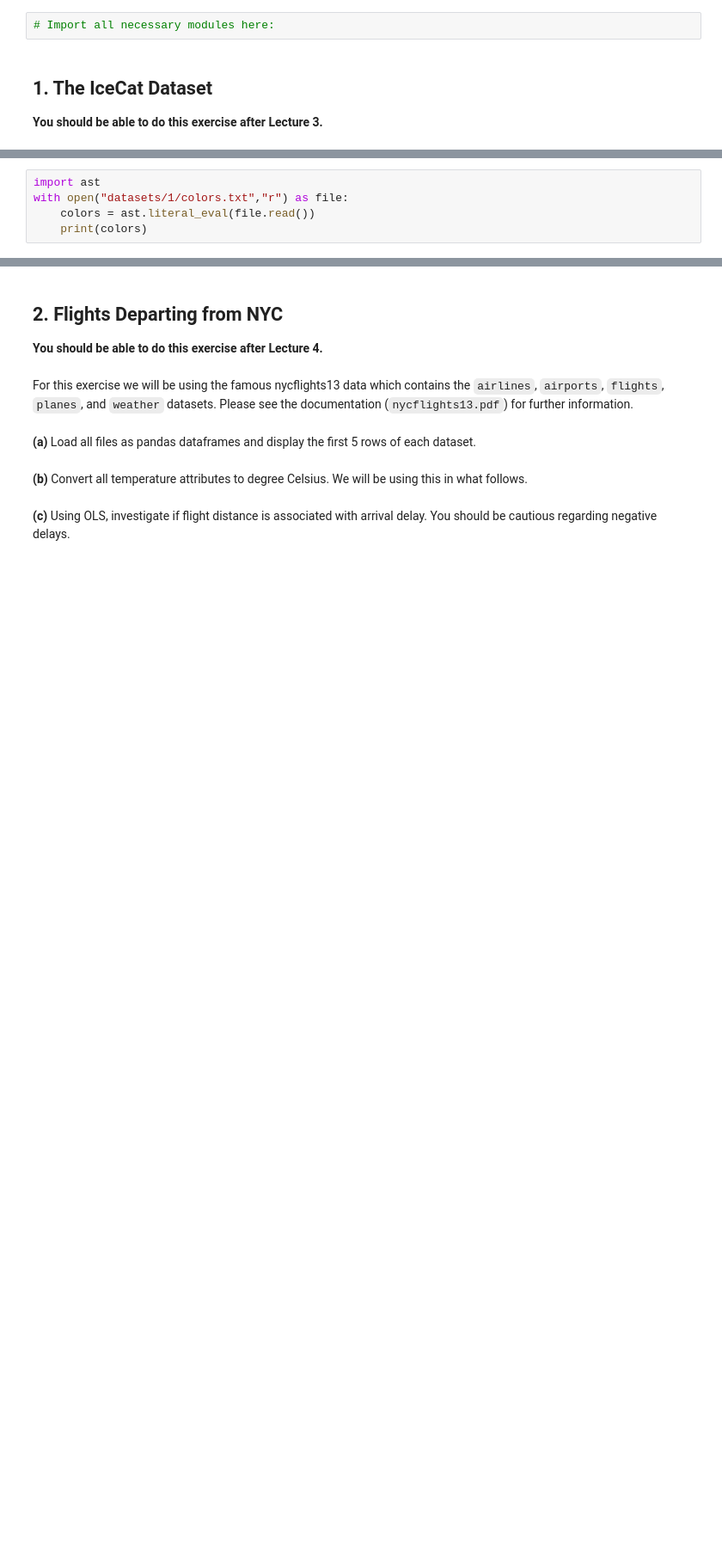
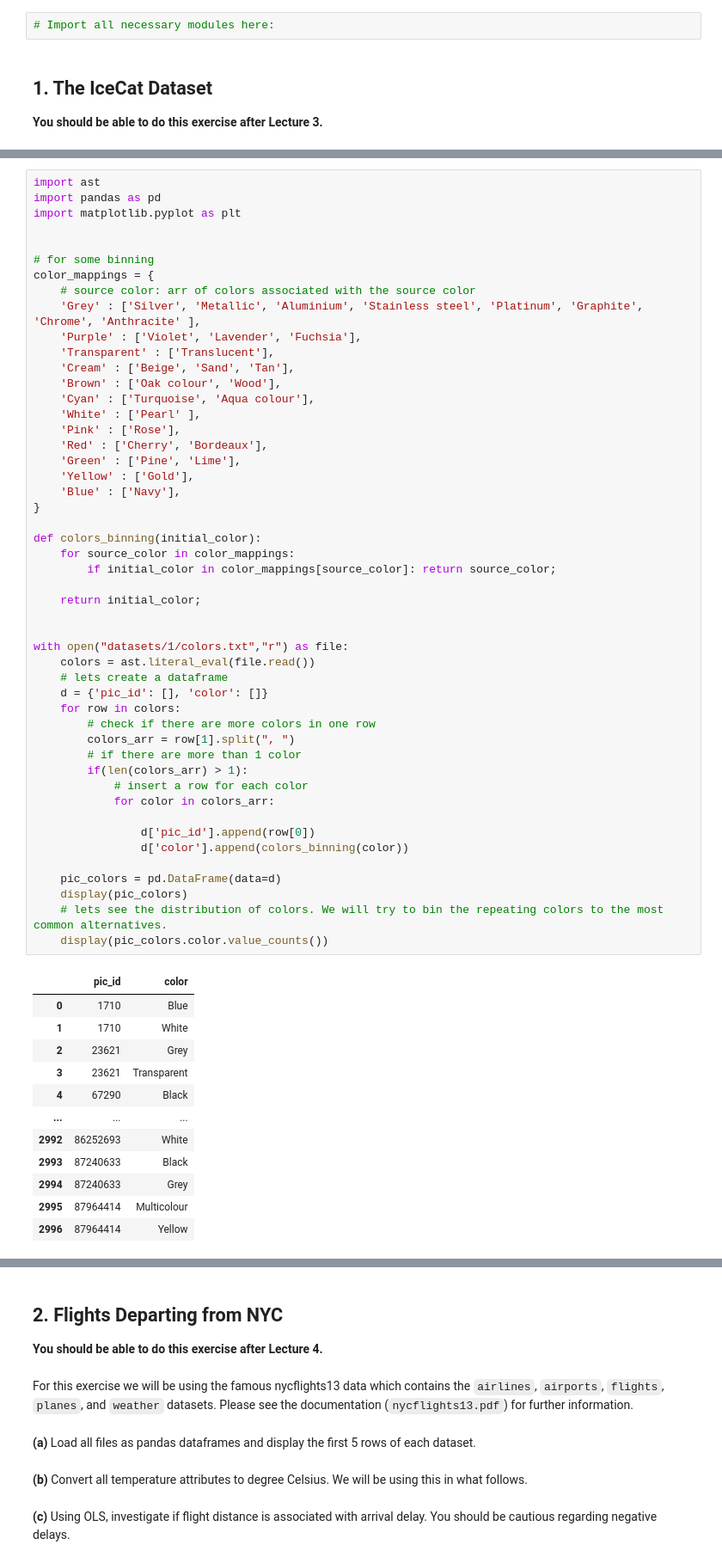
Before and after one commit to Beadhangerone/MAL, a Jupyter notebook: MAL1 Project 2022.ipynb, the cells around one changed output, grey strips where cells are left out. Shown at 86% size. Drawn from its saved outputs; the diff is of its cells as text; blank space fills up the shorter version.

Commit message:
Binning

```diff
--- a/MAL1 Project 2022.ipynb
+++ b/MAL1 Project 2022.ipynb
@@ -53,6 +69,62 @@ We are going to work with a subset of the IceCat Dataset. In particular, you wil
 # %%
 import ast
+import pandas as pd
+import matplotlib.pyplot as plt
+
+
+# for some binning
+color_mappings = {
+    # source color: arr of colors associated with the source color
+    'Grey' : ['Silver', 'Metallic', 'Aluminium', 'Stainless steel', 'Platinum', 'Graphite', 'Chrome', 'Anthracite' ],
+    'Purple' : ['Violet', 'Lavender', 'Fuchsia'],
+    'Transparent' : ['Translucent'],
+    'Cream' : ['Beige', 'Sand', 'Tan'],
+    'Brown' : ['Oak colour', 'Wood'],
+    'Cyan' : ['Turquoise', 'Aqua colour'],
+    'White' : ['Pearl' ],
+    'Pink' : ['Rose'],
+    'Red' : ['Cherry', 'Bordeaux'],
+    'Green' : ['Pine', 'Lime'],
+    'Yellow' : ['Gold'],
+    'Blue' : ['Navy'],
+}
+
+def colors_binning(initial_color):
+    for source_color in color_mappings:
+        if initial_color in color_mappings[source_color]: return source_color;
+
+    return initial_color;
+
+
 with open("datasets/1/colors.txt","r") as file:
     colors = ast.literal_eval(file.read())
-    print(colors)
+    # lets create a dataframe
+    d = {'pic_id': [], 'color': []}
+    for row in colors:
+        # check if there are more colors in one row
+        colors_arr = row[1].split(", ")
+        # if there are more than 1 color
+        if(len(colors_arr) > 1):
+            # insert a row for each color
+            for color in colors_arr:
+
+                d['pic_id'].append(row[0])
+                d['color'].append(colors_binning(color))
+
+    pic_colors = pd.DataFrame(data=d)
+    display(pic_colors)
+    # lets see the distribution of colors. We will try to bin the repeating colors to the most common alternatives.
+    display(pic_colors.color.value_counts())
 # %% [output]
+|  | pic_id | color |
+| 0 | 1710 | Blue |
+| 1 | 1710 | White |
+| 2 | 23621 | Grey |
+| 3 | 23621 | Transparent |
+| 4 | 67290 | Black |
+| ... | ... | ... |
+| 2992 | 86252693 | White |
+| 2993 | 87240633 | Black |
+| 2994 | 87240633 | Grey |
+| 2995 | 87964414 | Multicolour |
+| 2996 | 87964414 | Yellow |
```
Also changed, not shown: parts of 4 cells of this notebook.
